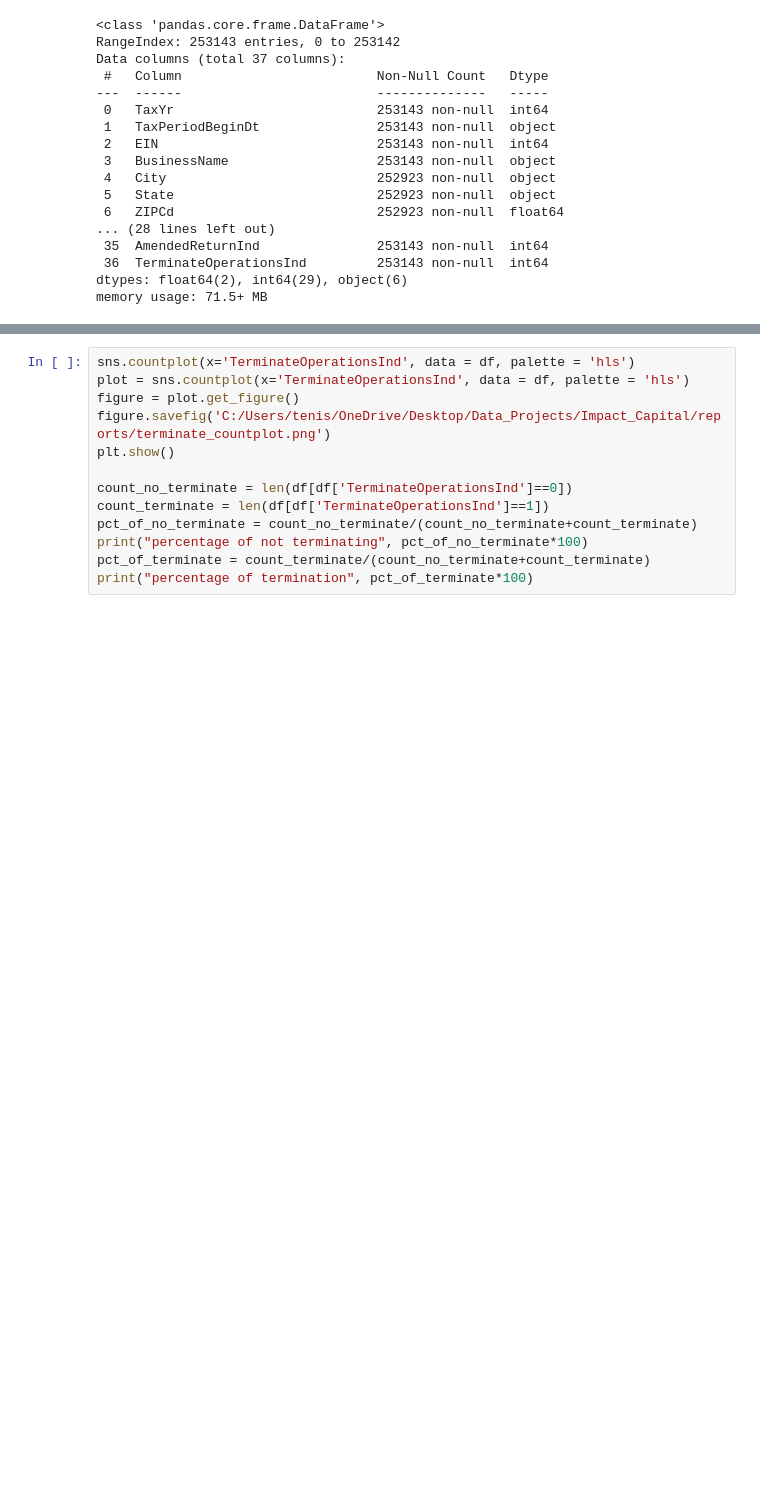
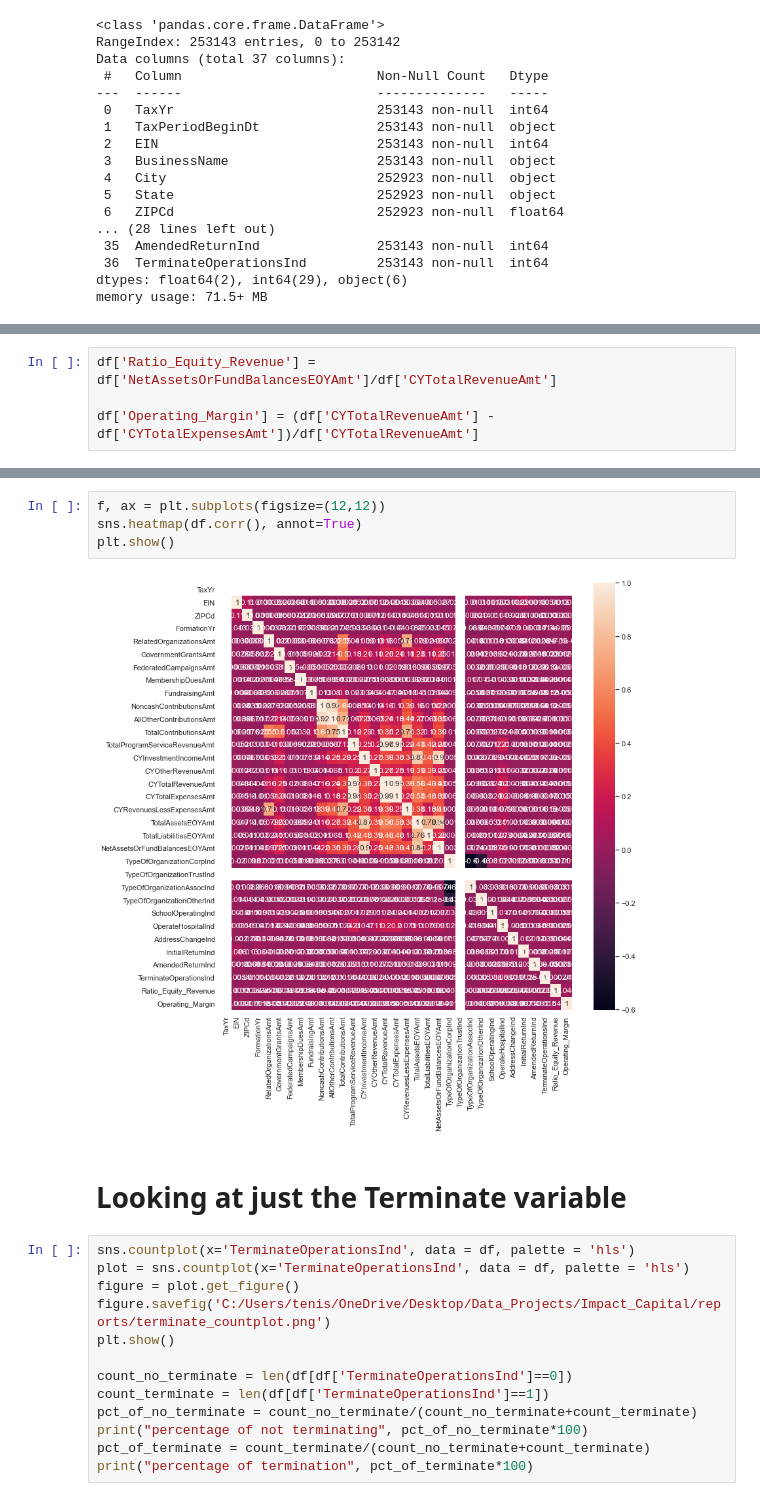
Before and after one commit to ethantenison/Impact_Capital, a Jupyter notebook: notebooks/990master.ipynb, the cells around one changed output, grey strips where cells are left out. Drawn from its saved outputs; the diff is of its cells as text; blank space fills up the shorter version.

```diff
--- a/notebooks/990master.ipynb
+++ b/notebooks/990master.ipynb
@@ -458,0 +462,4 @@ Name: TerminateOperationsInd, dtype: int64
+# %%
+df['Ratio_Equity_Revenue'] = df['NetAssetsOrFundBalancesEOYAmt']/df['CYTotalRevenueAmt']
+
+df['Operating_Margin'] = (df['CYTotalRevenueAmt'] - df['CYTotalExpensesAmt'])/df['CYTotalRevenueAmt']
@@ -459,3 +479,11 @@ Name: TerminateOperationsInd, dtype: int64
+# %%
+f, ax = plt.subplots(figsize=(12,12))
+sns.heatmap(df.corr(), annot=True)
+plt.show()
+# %% [output]
+[figure, added]
+# %% [markdown]
+# Looking at just the Terminate variable
 # %%
 sns.countplot(x='TerminateOperationsInd', data = df, palette = 'hls')
 plot = sns.countplot(x='TerminateOperationsInd', data = df, palette = 'hls')
```
Also changed, not shown: parts of 10 cells of this notebook, 2 other files.
